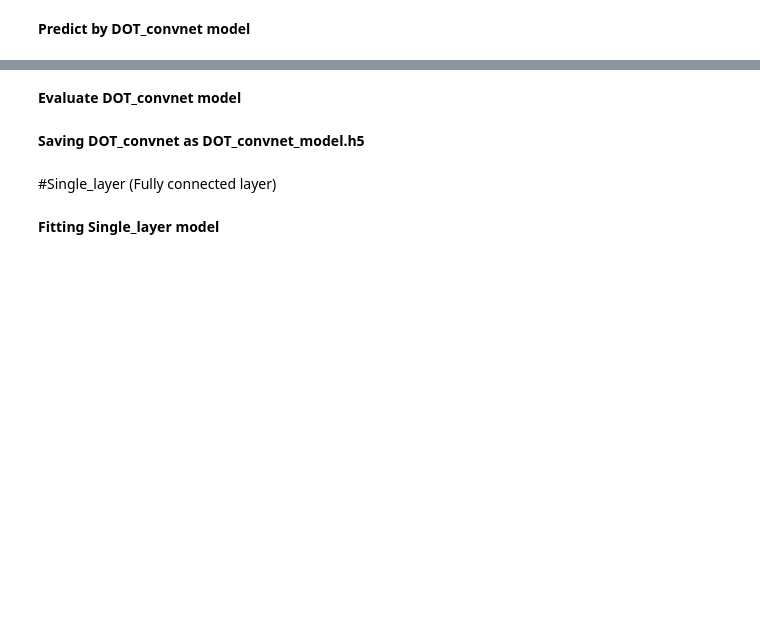
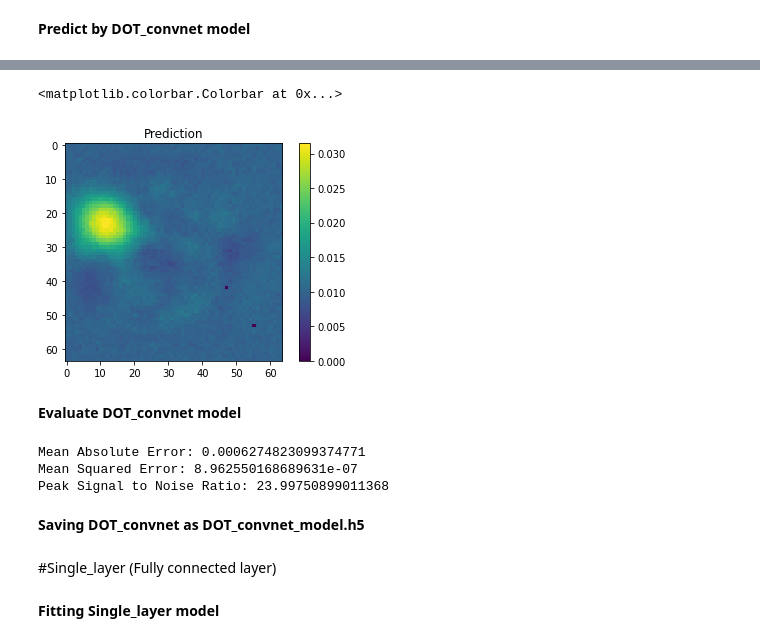
Before and after one commit to anismaysami/Reconstruction-of-DOT-image-using-Deep-Learning, a Jupyter notebook: Training.ipynb, the cells around one changed output, grey strips where cells are left out. Saved outputs shown, nothing was run; the diff lists cells and outputs as text; code cells hidden in the pictures; blank space fills up the shorter version.

```diff
--- a/Training.ipynb
+++ b/Training.ipynb
@@ -214,6 +262,7 @@ plt.title('Prediction')
 plt.colorbar()
 
 #displays ground truth
-plt.imshow(mua_test[index].reshape(64,64))
-plt.title('Ground truth - \u03BCa=0.08 mm{}'.format(get_super('-1')))
-plt.colorbar()
+#plt.imshow(mua_test[index].reshape(64,64))
+#plt.title('Ground truth - \u03BCa=0.08 mm{}'.format(get_super('-1')))
+#plt.colorbar()
+# %% [output]
@@ -220,3 +270,5 @@ plt.colorbar()
+<matplotlib.colorbar.Colorbar at 0x...>
+[figure, added]
 # %% [markdown]
 **Evaluate DOT_convnet model**
 # %%
@@ -227,8 +279,12 @@ mae_dot_convnet=MAE(y_test, y_dot_convnet_pred)
 mse_dot_convnet=MSE(y_test, y_dot_convnet_pred)
 psnr_dot_convnet=PSNR(y_test, y_dot_convnet_pred)
 print('Mean Absolute Error:', mae_dot_convnet)
-print('Mean Squared Error:', msedot_convnet)
-print('Peak Signal to Noise Ratio:', psnrdot_convnet)
+print('Mean Squared Error:', mse_dot_convnet)
+print('Peak Signal to Noise Ratio:', psnr_dot_convnet)
+# %% [output]
+Mean Absolute Error: 0.0006274823099374771
+Mean Squared Error: 8.962550168689631e-07
+Peak Signal to Noise Ratio: 23.99750899011368
 # %% [markdown]
 **Saving DOT_convnet as DOT_convnet_model.h5**
 # %%
```
Also changed, not shown: parts of 10 cells of this notebook.
